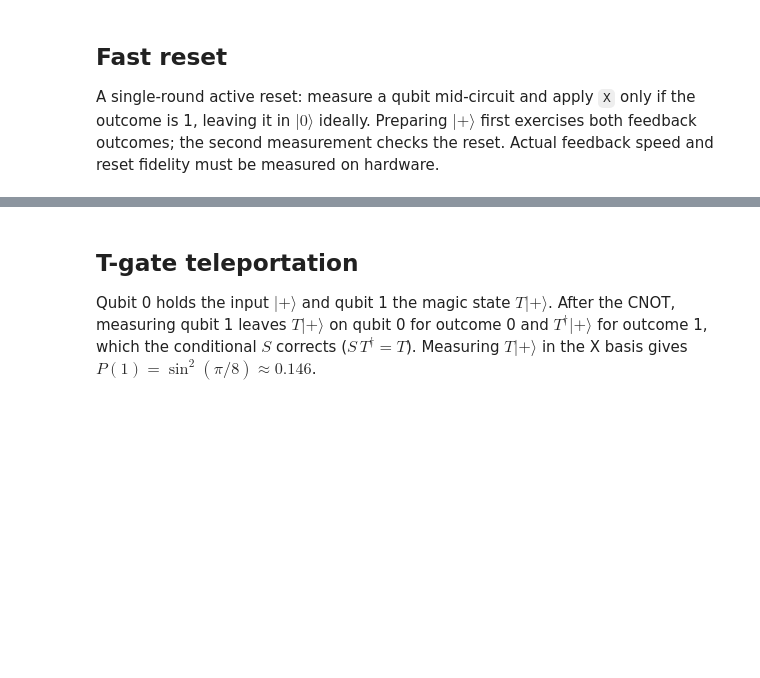
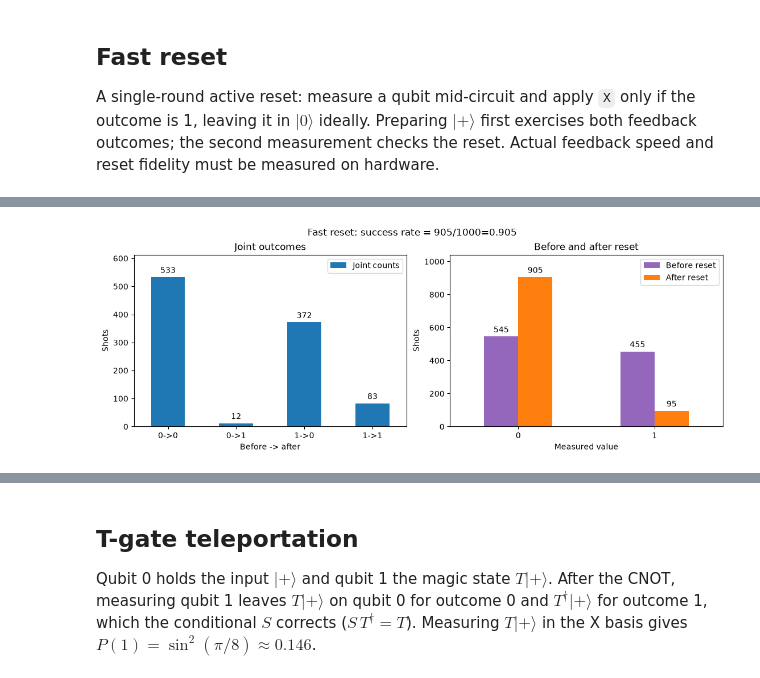
Before and after one commit to CQT-S14/CQT-conditional-operations, a Jupyter notebook: notebooks/2_Hardware_Demo_Conditional_Operations.ipynb, the cells around one changed output, grey strips where cells are left out. Cells and saved outputs as stored; diff of their text form; code cells hidden in the pictures; blank space fills up the shorter version.

```diff
--- a/notebooks/2_Hardware_Demo_Conditional_Operations.ipynb
+++ b/notebooks/2_Hardware_Demo_Conditional_Operations.ipynb
@@ -47,0 +364,3 @@ After reset: Counter({'0': 1000})
+# %%
+fast_reset_job = submit_fast_reset_job()
+fast_reset_job["measurement_results"]
@@ -47,0 +376,36 @@ After reset: Counter({'0': 1000})
+# %%
+# Plotting
+results = fast_reset_job["measurement_results"]
+if results is None:
+    raise ValueError("No measurement results found; inspect fast_reset_job['raw_logs'].")
+
+transitions = ["0->0", "0->1", "1->0", "1->1"]
+joint_counts = pd.DataFrame(
+    {"Joint counts": [results["joint_counts"].get(label, 0) for label in transitions]},
+    index=transitions,
+)
+before_after_counts = pd.DataFrame(
+    {
+        "Before reset": [results["before_reset_counts"].get(bit, 0) for bit in ("0", "1")],
+        "After reset": [results["after_reset_counts"].get(bit, 0) for bit in ("0", "1")],
+    },
+    index=["0", "1"],
+)
+
+fig, axes = plt.subplots(1, 2, figsize=(11, 4), constrained_layout=True)
+shots = int(joint_counts["Joint counts"].sum())
+succ_rate = results['final_zero_count']/shots
+fig.suptitle(f"Fast reset: success rate = {results['final_zero_count']}/{shots}={succ_rate}")
+joint_counts.plot.bar(ax=axes[0], color="tab:blue", rot=0, legend=True)
+before_after_counts.plot.bar(
+    ax=axes[1], color=["tab:purple", "tab:orange"], rot=0, legend=True
+)
+axes[0].set(title="Joint outcomes", xlabel="Before -> after", ylabel="Shots")
+axes[1].set(title="Before and after reset", xlabel="Measured value", ylabel="Shots")
+for ax in axes:
+    for bars in ax.containers:
+        ax.bar_label(bars, padding=3)
+    ax.margins(y=0.15)
+plt.show()
+# %% [output]
+[figure, added]
```
Also changed, not shown: parts of 26 cells of this notebook.
